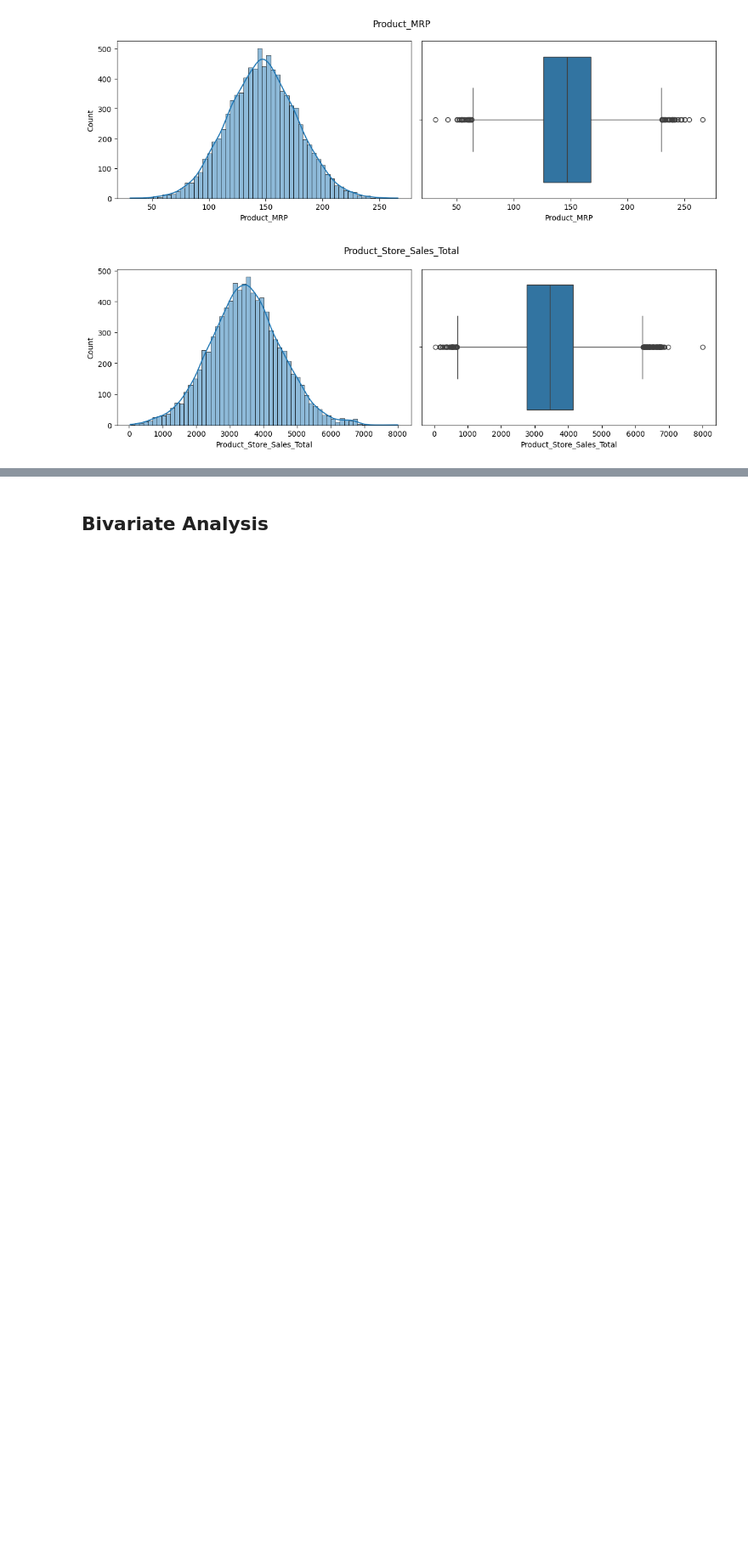
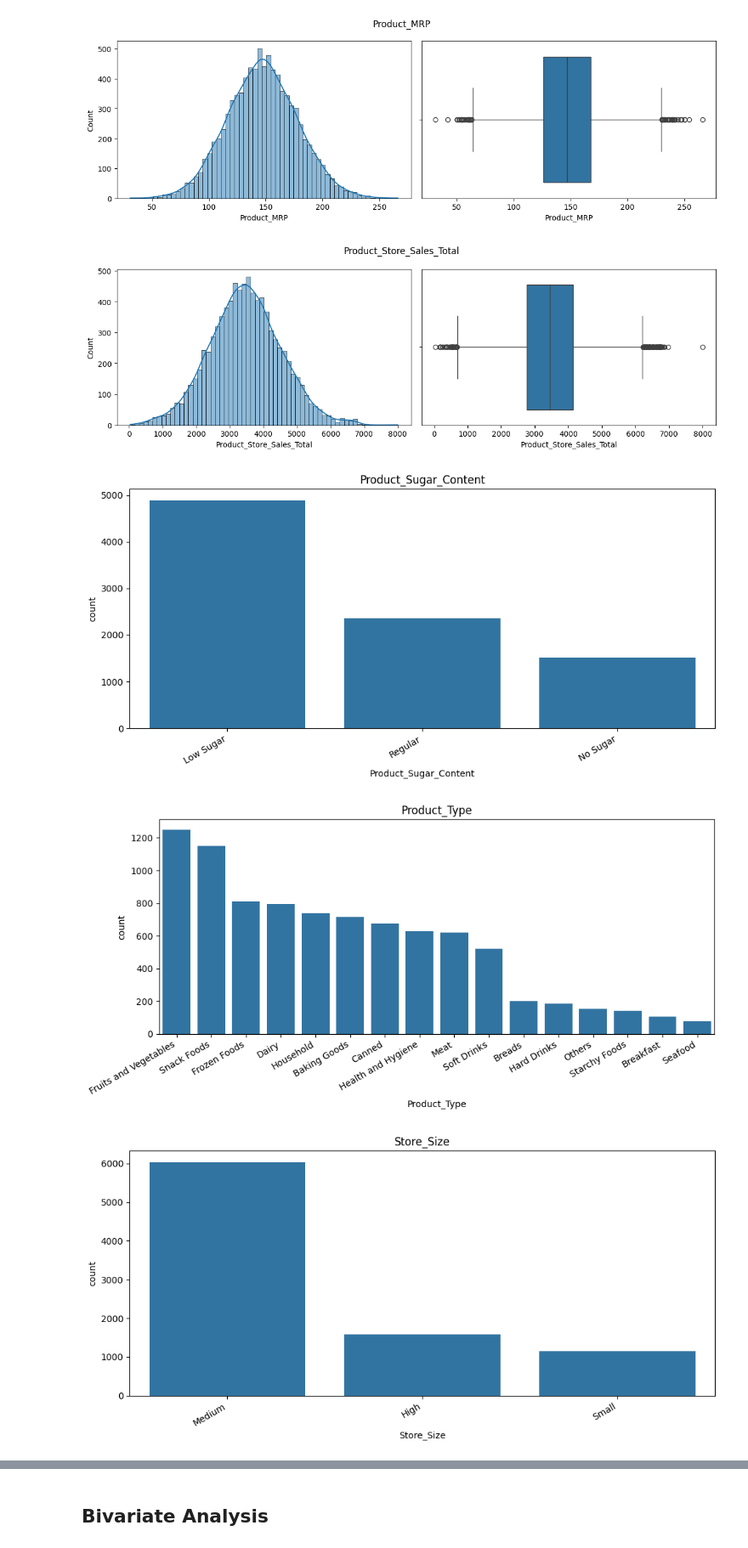
Before and after one commit to samdandy/ai-ml-course-proj-7, a Jupyter notebook: Full_Code_SuperKart_Model_Deployment_Notebook_[Updated].ipynb, the cells around one changed output, grey strips where cells are left out. Shown at 85% size. Saved outputs shown, nothing was run; the diff lists cells and outputs as text; code cells hidden in the pictures; blank space fills up the shorter version.

```diff
--- a/Full_Code_SuperKart_Model_Deployment_Notebook_[Updated].ipynb
+++ b/Full_Code_SuperKart_Model_Deployment_Notebook_[Updated].ipynb
@@ -191,0 +197,4 @@ dtype: int64
+# %%
+superkart["Product_Sugar_Content"] = superkart["Product_Sugar_Content"].replace("reg", "Regular")
+superkart["Store_Type"] = superkart["Store_Type"].replace("Supermarket Type1", "Super Market Type")
+superkart["Store_Type"] = superkart["Store_Type"].replace("Supermarket Type2", "Super Market Type")
@@ -217,3 +243,25 @@ for col in num_cols:
 [figure]
 [figure]
 [figure]
+# %%
+for col in cat_cols:
+  if col != 'Store_Location_City_Type':
+
+    plt.figure(figsize=(10, 5))
+    order = superkart[col].value_counts().index
+    sns.countplot(data=superkart, x=col, order=order)
+    plt.xticks(rotation=30, ha="right")
+    plt.title(col)
+    plt.tight_layout()
+    plt.show()
+
+
+
+# A large majority of products have a low suger content.
+# Stores carry alot of produce and snack foods.
+# Most products are sold in a medium sized store.
+# Most products are from super market.
+# %% [output]
+[figure, added]
+[figure, added]
+[figure, added]
```
Also changed, not shown: parts of 3 cells of this notebook.
